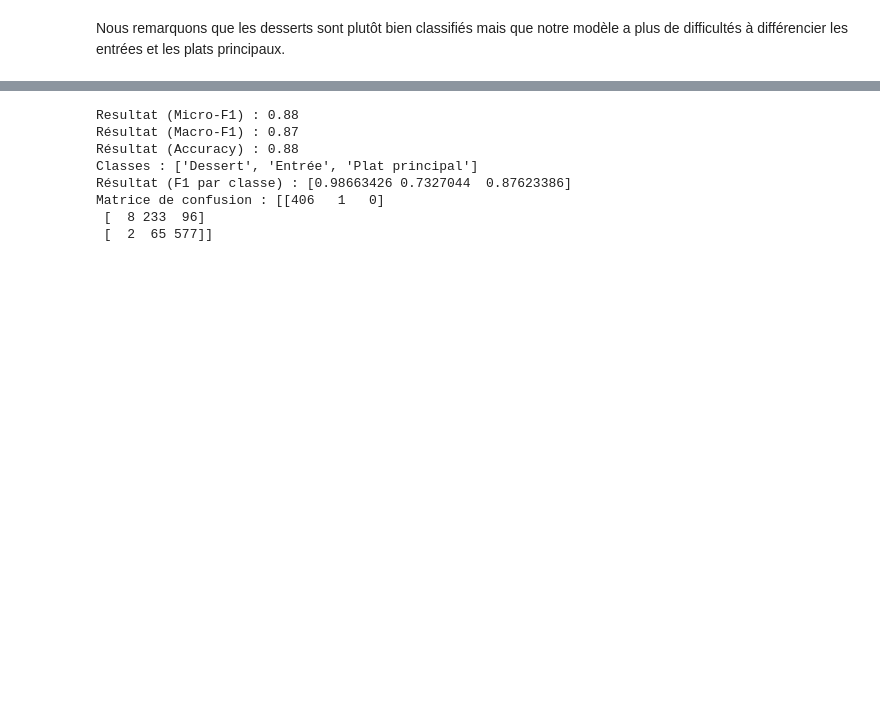
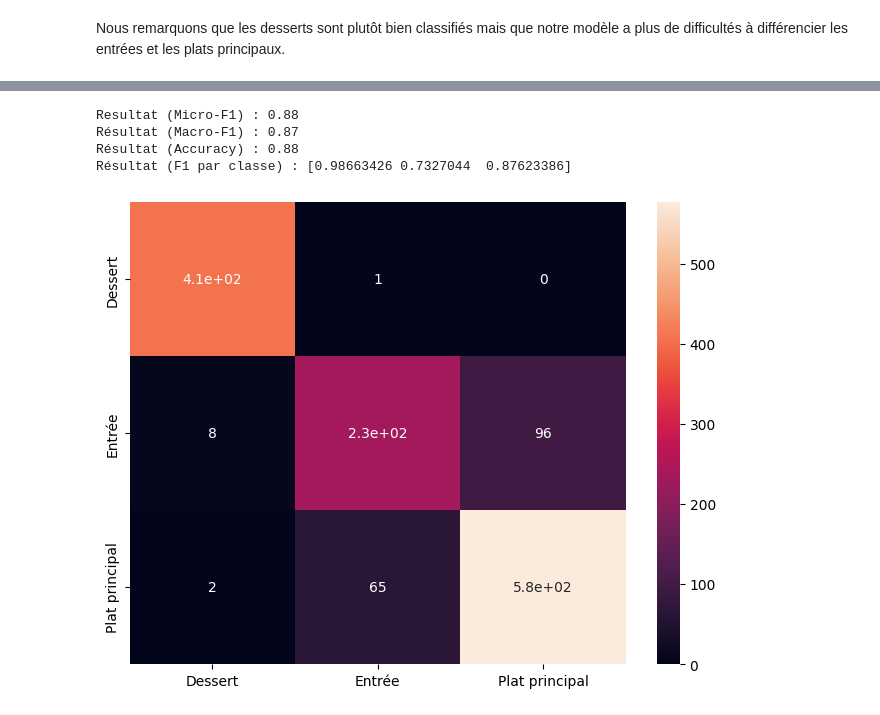
Before and after one commit to Assertur/tal_project, a Jupyter notebook: src/models.ipynb, the cells around one changed output, grey strips where cells are left out. Cells and saved outputs as stored; diff of their text form; code cells hidden in the pictures; blank space fills up the shorter version.

```diff
--- a/src/models.ipynb
+++ b/src/models.ipynb
@@ -196,35 +223,32 @@ Matrice de confusion : [[406   1   0]
 # %%
 # Méthode C : Modèle enrichi
 X_train_3 = pd.DataFrame({
     "recette_complete": X_train,
     "nb_ingredients": train_df["ingredients"].apply(lambda x: len(x.split(" - "))),
     "length_recette": train_df["recette"].apply(lambda x: len(x))
 })
 X_test_3 = pd.DataFrame({
     "recette_complete": X_test,
     "nb_ingredients": test_df["ingredients"].apply(lambda x: len(x.split(" - "))),
     "length_recette": test_df["recette"].apply(lambda x: len(x))
 })
 Y_train= train_df["type"]
 Y_test = test_df["type"]
 
 model = Pipeline([
     ('features', ColumnTransformer([
         ('tfidf', TfidfVectorizer(stop_words=stops, lowercase=True), 'recette_complete'),
         ('num', MinMaxScaler(), ['nb_ingredients', 'length_recette'])
     ])),
-    ('logreg', LogisticRegression(max_iter=1000))
+    (('logreg', LogisticRegression(max_iter=1000)))
 ])
 
 model.fit(X_train_3, Y_train)
 predictions = model.predict(X_test_3)
 get_results(Y_test, predictions)
 # %% [output]
 Resultat (Micro-F1) : 0.88
 Résultat (Macro-F1) : 0.87
 Résultat (Accuracy) : 0.88
-Classes : ['Dessert', 'Entrée', 'Plat principal']
 Résultat (F1 par classe) : [0.98663426 0.7327044  0.87623386]
-Matrice de confusion : [[406   1   0]
- [  8 233  96]
- [  2  65 577]]
+[figure, added]
```
Also changed, not shown: parts of 6 cells of this notebook, 1 other file.
